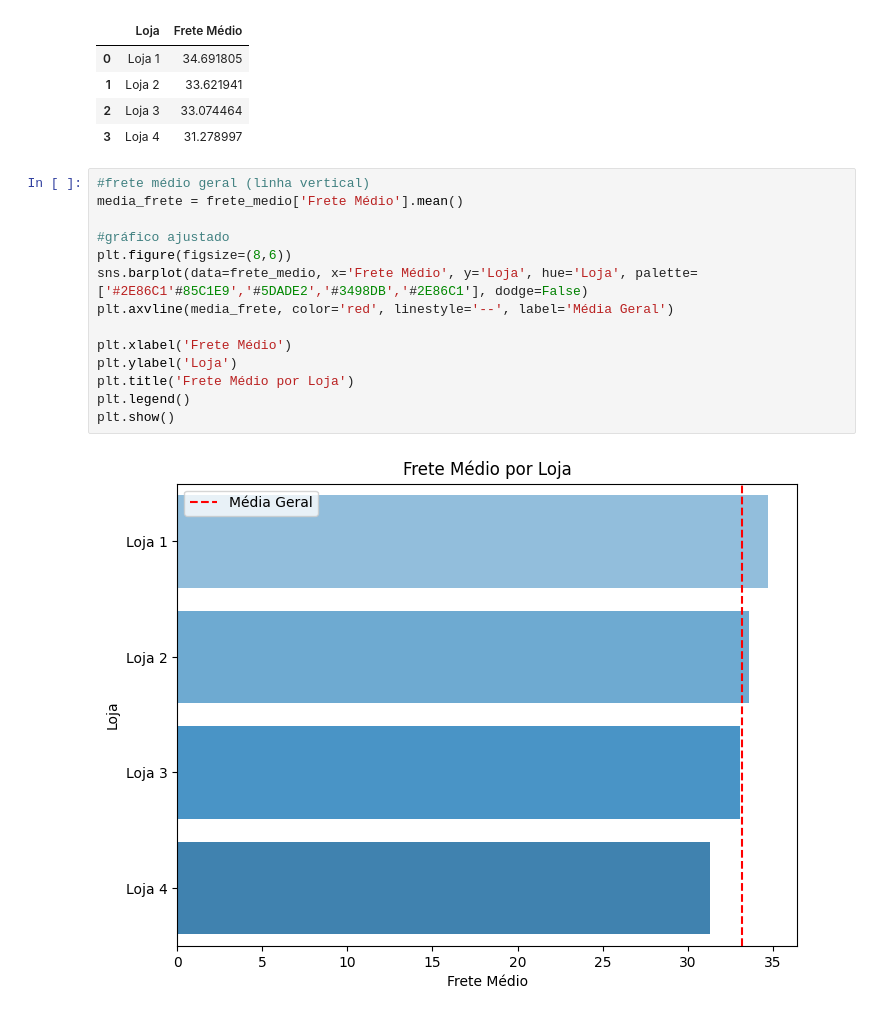
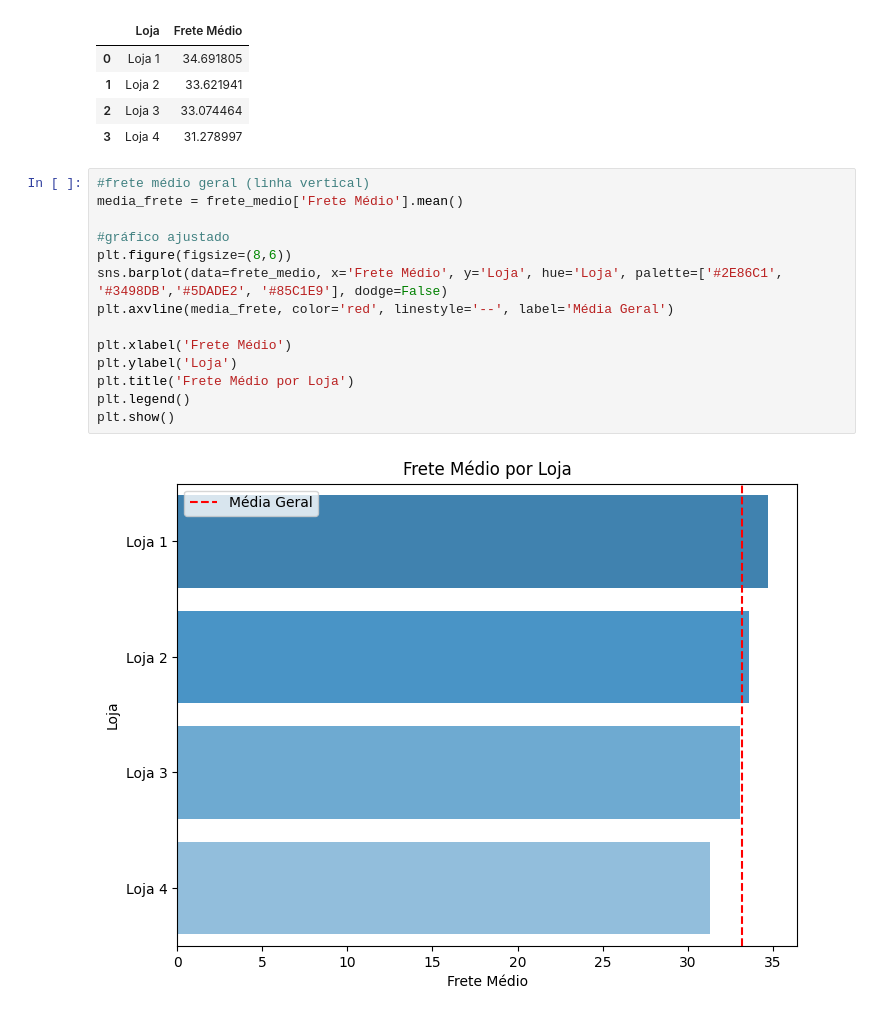
Before and after one commit to biellrodri/data-science-alura, a Jupyter notebook: challenge-alura-store/projeto_alura_store.ipynb, the cells around one changed output. Saved outputs shown, nothing was run; the diff lists cells and outputs as text.

```diff
--- a/challenge-alura-store/projeto_alura_store.ipynb
+++ b/challenge-alura-store/projeto_alura_store.ipynb
@@ -321,16 +332,16 @@ frete_medio
 # %%
 #frete médio geral (linha vertical)
 media_frete = frete_medio['Frete Médio'].mean()
 
 #gráfico ajustado
 plt.figure(figsize=(8,6))
-sns.barplot(data=frete_medio, x='Frete Médio', y='Loja', hue='Loja', palette=['#2E86C1'#85C1E9','#5DADE2','#3498DB','#2E86C1'], dodge=False)
+sns.barplot(data=frete_medio, x='Frete Médio', y='Loja', hue='Loja', palette=['#2E86C1', '#3498DB','#5DADE2', '#85C1E9'], dodge=False)
 plt.axvline(media_frete, color='red', linestyle='--', label='Média Geral')
 
 plt.xlabel('Frete Médio')
 plt.ylabel('Loja')
 plt.title('Frete Médio por Loja')
 plt.legend()
 plt.show()
 # %% [output]
-[figure, old version]
+[figure, new version]
```
Also changed, not shown: parts of 2 cells of this notebook.
